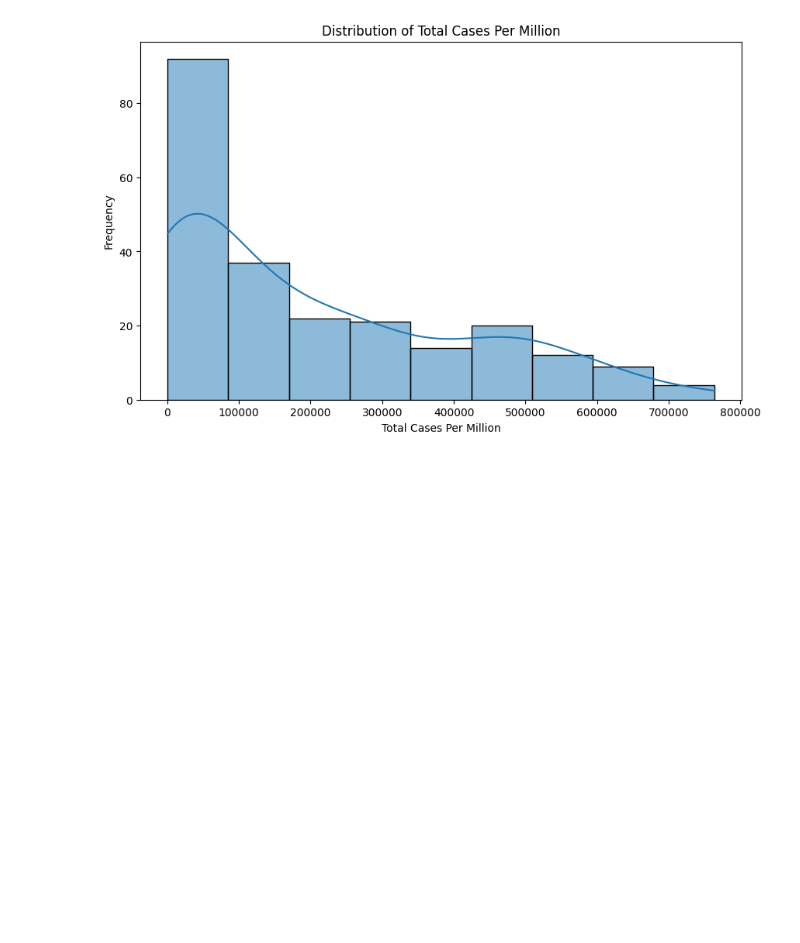
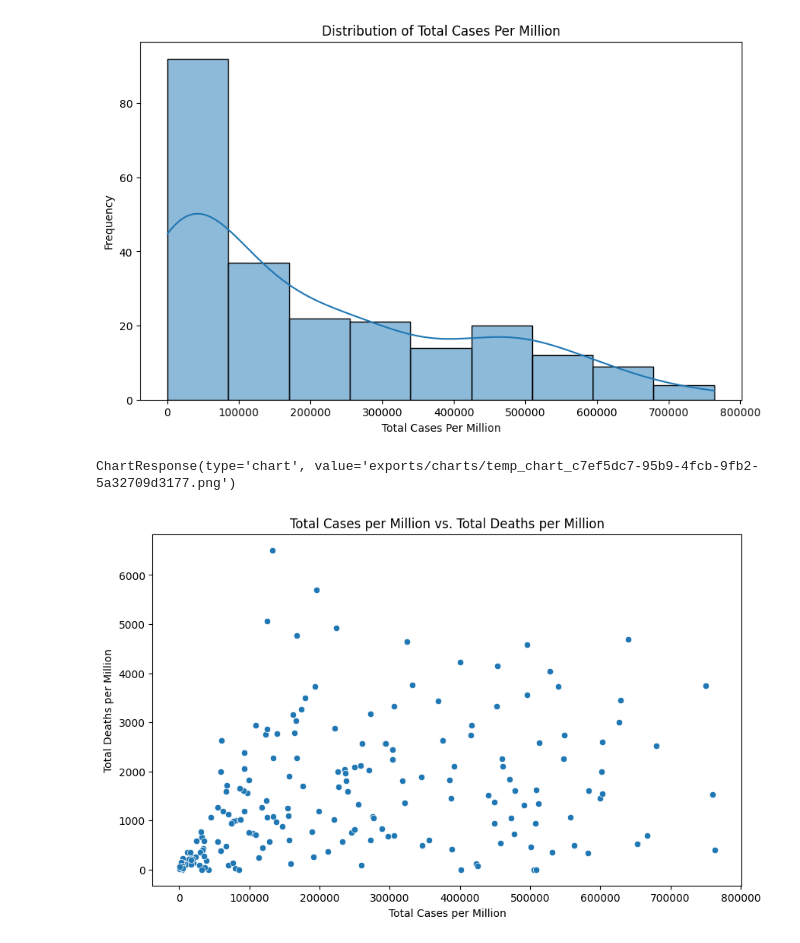
Before and after one commit to tintrungle/PythonDataCleansing, a Jupyter notebook: chap03/use-generativeai-smartdataframe.ipynb, the cells around one changed output. Drawn from its saved outputs; the diff is of its cells as text; code cells hidden in the pictures; blank space fills up the shorter version.

```diff
--- a/chap03/use-generativeai-smartdataframe.ipynb
+++ b/chap03/use-generativeai-smartdataframe.ipynb
@@ -195,3 +195,8 @@ ErrorResponse(type='error', value='Unfortunately, I was not able to get your ans
 [figure]
 [figure]
 [figure]
+# %%
+covidtotalssdf.chat( "Plot total cases pm values against total deaths pm values")
+# %% [output]
+ChartResponse(type='chart', value='exports/charts/temp_chart_c7ef5dc7-95b9-4fcb-9fb2-5a32709d3177.png')
+[figure, added]
```
Also changed, not shown: parts of 1 cell of this notebook, 3 other files.
